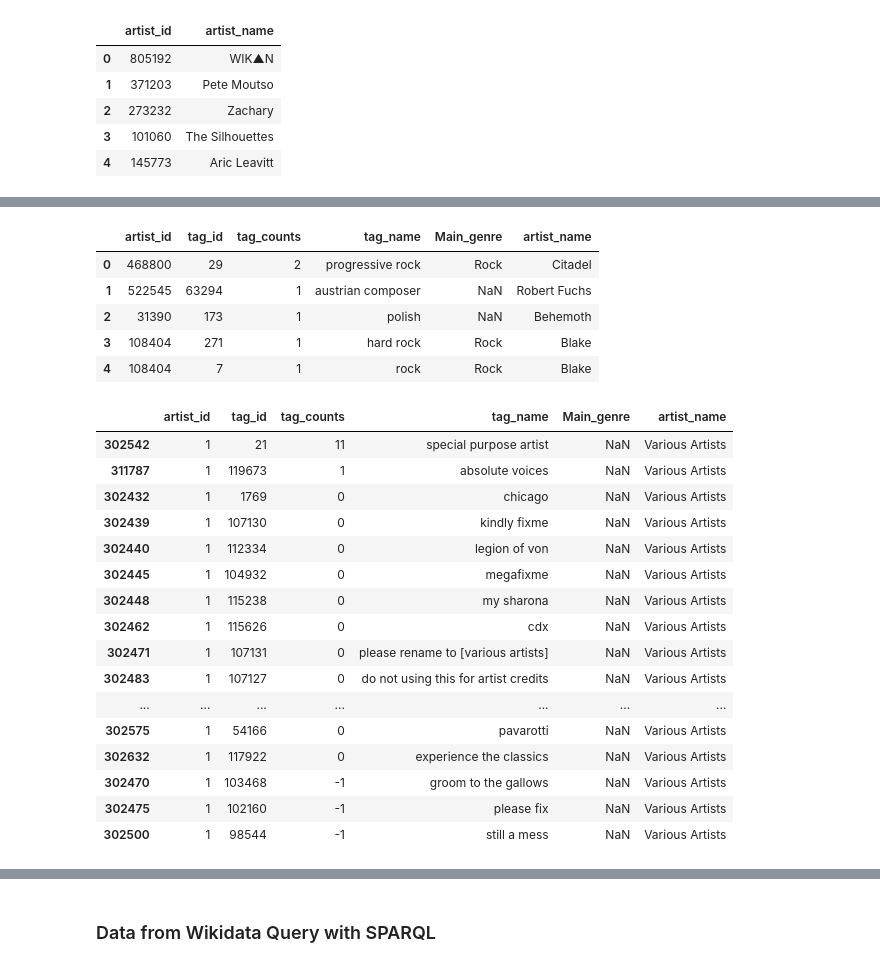
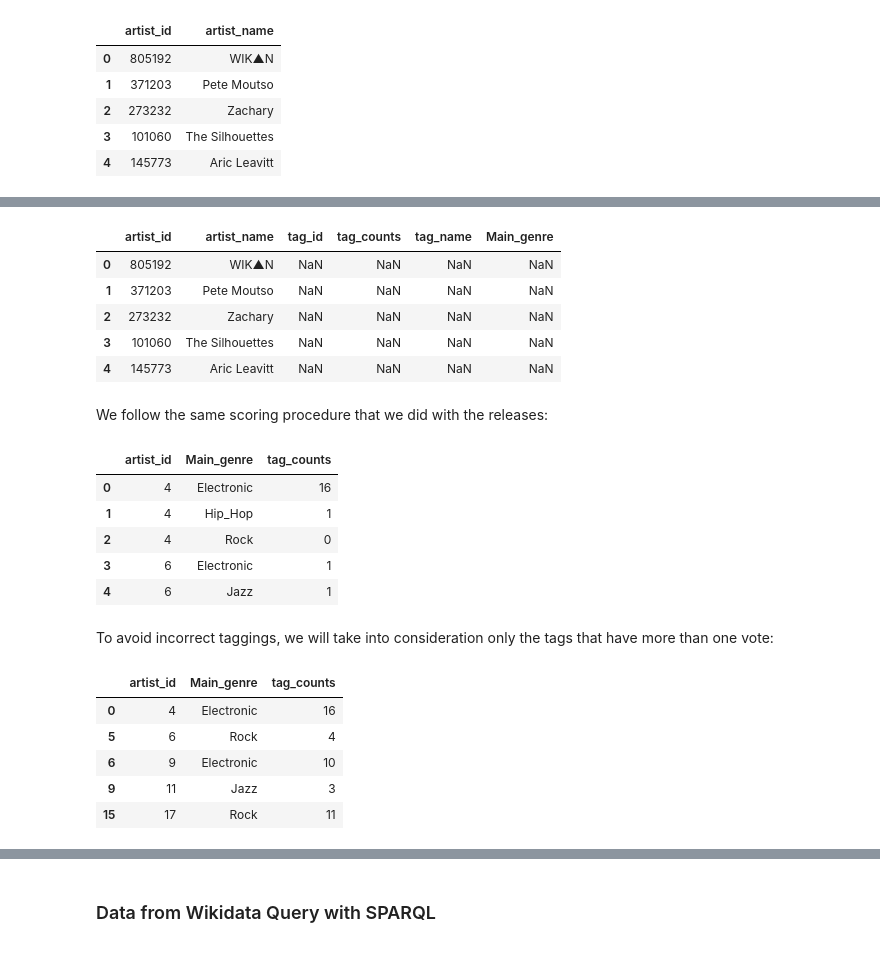
Before and after one commit to AInhoa84/Music_genre_visual_evolution, a Jupyter notebook: Data_gathering_music_genre.ipynb, the cells around one changed output, grey strips where cells are left out. Cells and saved outputs as stored; diff of their text form; code cells hidden in the pictures.

```diff
--- a/Data_gathering_music_genre.ipynb
+++ b/Data_gathering_music_genre.ipynb
@@ -632,34 +661,43 @@ artists.head()
 # %%
 #We merge it with the artist dataframe to see the names for each artist:
-artist_genre = pd.merge(artist_tag_genre, artists[['artist_id','artist_name']], on='artist_id', how='left')
+artist_genre = pd.merge(artists, artist_tag_genre, on='artist_id', how='left')
 artist_genre.head()
 # %% [output]
-|  | artist_id | tag_id | tag_counts | tag_name | Main_genre | artist_name |
-| 0 | 468800 | 29 | 2 | progressive rock | Rock | Citadel |
-| 1 | 522545 | 63294 | 1 | austrian composer | NaN | Robert Fuchs |
-| 2 | 31390 | 173 | 1 | polish | NaN | Behemoth |
-| 3 | 108404 | 271 | 1 | hard rock | Rock | Blake |
-| 4 | 108404 | 7 | 1 | rock | Rock | Blake |
+|  | artist_id | artist_name | tag_id | tag_counts | tag_name | Main_genre |
+| 0 | 805192 | WIK▲N | NaN | NaN | NaN | NaN |
+| 1 | 371203 | Pete Moutso | NaN | NaN | NaN | NaN |
+| 2 | 273232 | Zachary | NaN | NaN | NaN | NaN |
+| 3 | 101060 | The Silhouettes | NaN | NaN | NaN | NaN |
+| 4 | 145773 | Aric Leavitt | NaN | NaN | NaN | NaN |
+# %%
+#We drop the artists that don't have any Main_genre associated:
+artist_genre.dropna(subset=['Main_genre'], axis=0, inplace=True)
+# %% [markdown]
+We follow the same scoring procedure that we did with the releases:
+# %%
+artist_scores = pd.pivot_table(artist_genre,values='tag_counts', index=['artist_id', 'Main_genre'], aggfunc=np.sum, fill_value=0, margins=True)
+artist_scores.reset_index(level=['artist_id','Main_genre'], inplace=True)
+artist_scores.head()
+# %% [output]
+|  | artist_id | Main_genre | tag_counts |
+| 0 | 4 | Electronic | 16 |
+| 1 | 4 | Hip_Hop | 1 |
+| 2 | 4 | Rock | 0 |
+| 3 | 6 | Electronic | 1 |
+| 4 | 6 | Jazz | 1 |
+# %% [markdown]
+To avoid incorrect taggings, we will take into consideration only the tags that have more than one vote:
+# %%
+artist_scores_filtered = artist_scores[artist_scores['tag_counts'] > 1]
 # %%
-#We sort by artist_id and tag_counts:
-artist_genre.sort_values(['artist_id','tag_counts'], ascending=[True,False], inplace=True)
-artist_genre.head(20)
+#We sort by group_id and tag_counts:
+artist_scores_filtered.sort_values(['artist_id','tag_counts'], ascending=[True,False], inplace=True)
+artist_scores_filtered.head()
 # %% [output]
-|  | artist_id | tag_id | tag_counts | tag_name | Main_genre | artist_name |
-| 302542 | 1 | 21 | 11 | special purpose artist | NaN | Various Artists |
-| 311787 | 1 | 119673 | 1 | absolute voices | NaN | Various Artists |
-| 302432 | 1 | 1769 | 0 | chicago | NaN | Various Artists |
-| 302439 | 1 | 107130 | 0 | kindly fixme | NaN | Various Artists |
-| 302440 | 1 | 112334 | 0 | legion of von | NaN | Various Artists |
-| 302445 | 1 | 104932 | 0 | megafixme | NaN | Various Artists |
-| 302448 | 1 | 115238 | 0 | my sharona | NaN | Various Artists |
-| 302462 | 1 | 115626 | 0 | cdx | NaN | Various Artists |
-| 302471 | 1 | 107131 | 0 | please rename to [various artists] | NaN | Various Artists |
-| 302483 | 1 | 107127 | 0 | do not using this for artist credits | NaN | Various Artists |
-| ... | ... | ... | ... | ... | ... | ... |
-| 302575 | 1 | 54166 | 0 | pavarotti | NaN | Various Artists |
-| 302632 | 1 | 117922 | 0 | experience the classics | NaN | Various Artists |
-| 302470 | 1 | 103468 | -1 | groom to the gallows | NaN | Various Artists |
-| 302475 | 1 | 102160 | -1 | please fix | NaN | Various Artists |
-| 302500 | 1 | 98544 | -1 | still a mess | NaN | Various Artists |
+|  | artist_id | Main_genre | tag_counts |
+| 0 | 4 | Electronic | 16 |
+| 5 | 6 | Rock | 4 |
+| 6 | 9 | Electronic | 10 |
+| 9 | 11 | Jazz | 3 |
+| 15 | 17 | Rock | 11 |
 # %%
```
Also changed, not shown: parts of 102 cells of this notebook.
